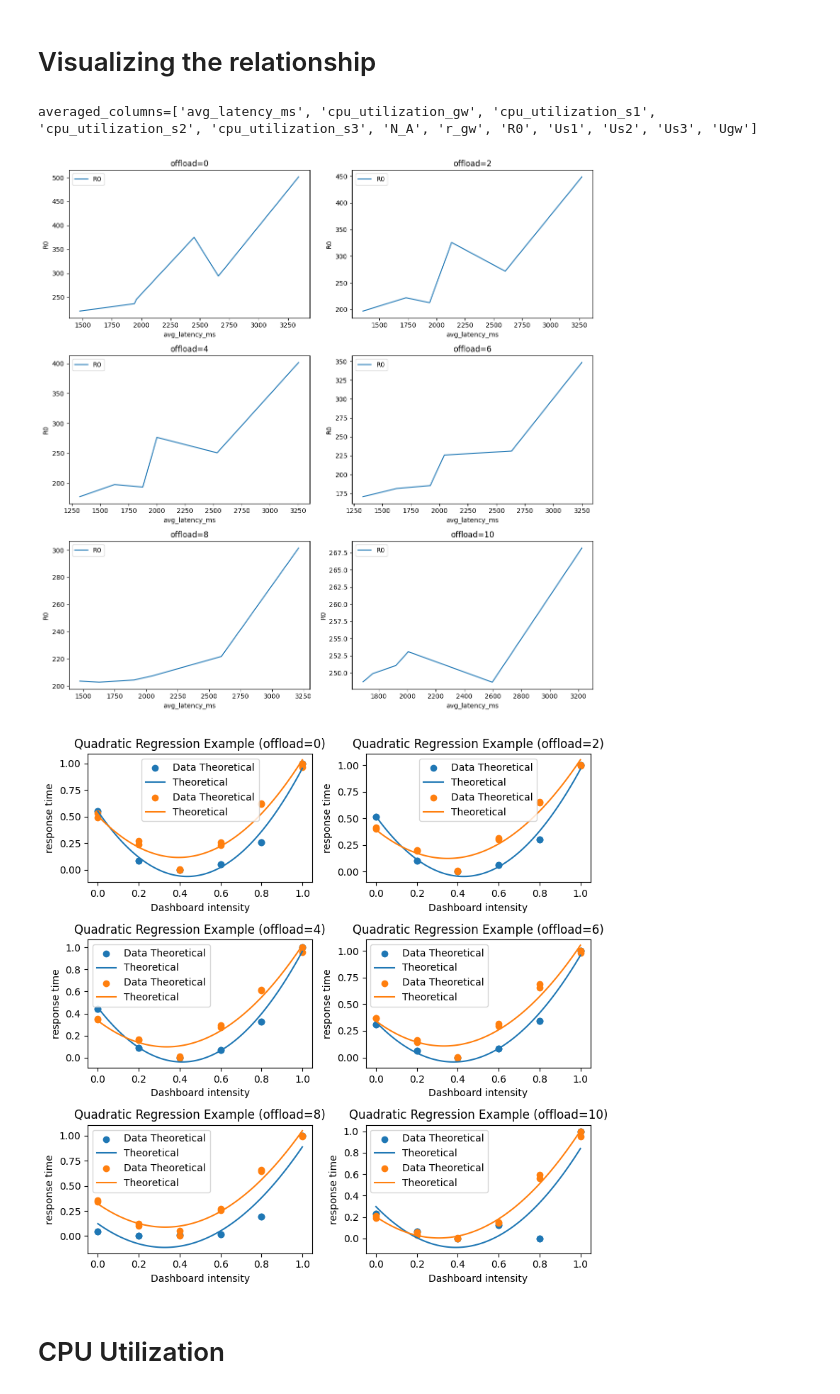
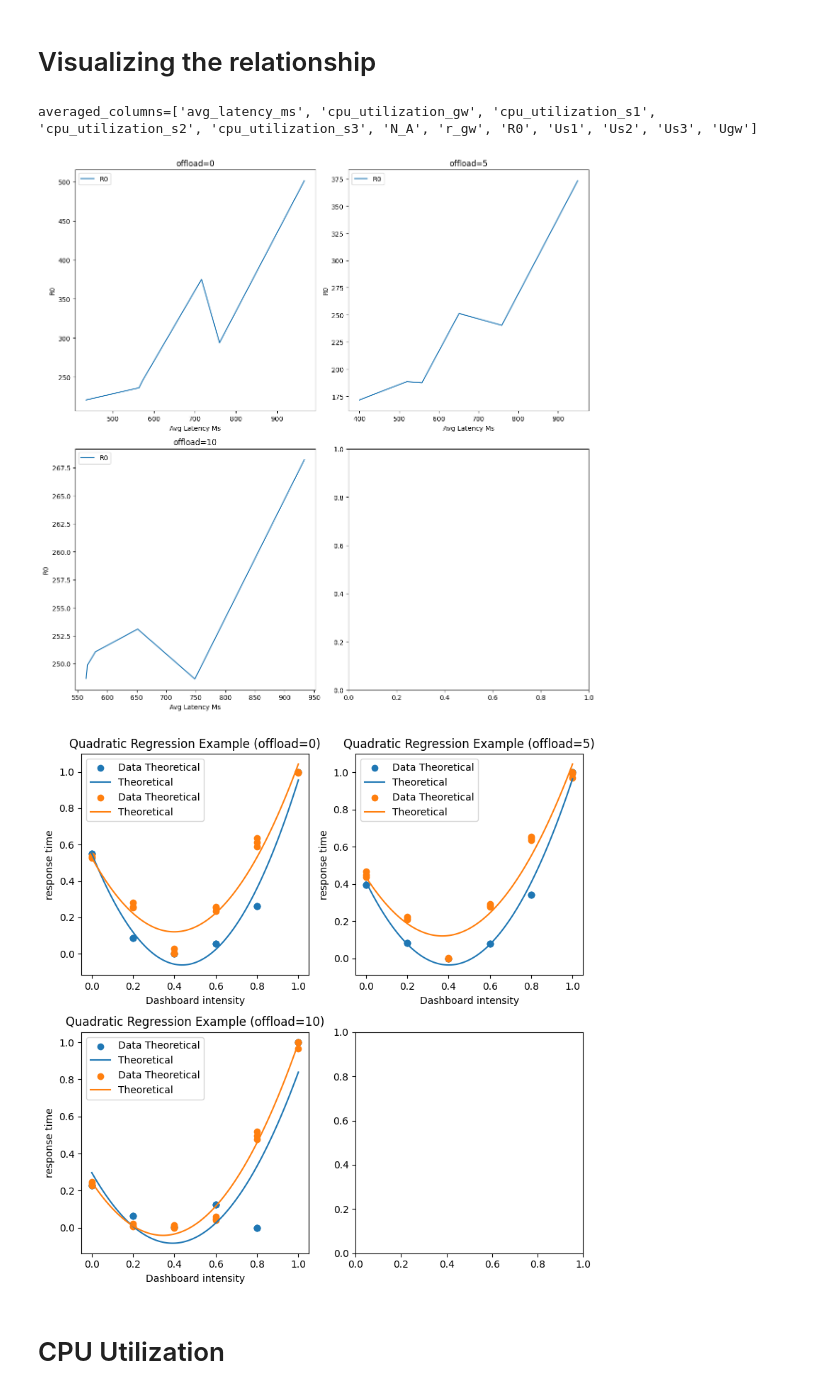
Before and after one commit to wmeijer221/muBench-experiment, a Jupyter notebook: gssi_experiment/gateway_offloading/analysis_singular.ipynb, the cells around one changed output. Cells and saved outputs as stored; diff of their text form; code cells hidden in the pictures.

Commit message:
experiment run repl=3

```diff
--- a/gssi_experiment/gateway_offloading/analysis_singular.ipynb
+++ b/gssi_experiment/gateway_offloading/analysis_singular.ipynb
@@ -7,6 +7,10 @@ Compares single experimental setups with the Pinciroli's (2023) theoretical resu
 It visualizes the results, calculates the _mean average (percentage) error_ between the results, suggesting how 'off' the results are.
 It also calculates Pearson's $r$ to understand the correlation between results.
 # %%
+# Forces the notebook to always reload packages.
+%reload_ext autoreload
+%autoreload 2
+
 import datetime
 import json
 import os
@@ -27,7 +31,7 @@ pincirollis_data_path = (
 synth_df = pd.read_csv(pincirollis_data_path, header=0)
 synth_df.describe()
 
-base_path = "/workspaces/muBench-experiment/gssi_experiment/gateway_offloading/results/pinciroli_replication_1/"
+base_path = "/workspaces/muBench-experiment/gssi_experiment/gateway_offloading/results/pinciroli_replication_2/"
 # %% [markdown]
 ## Dataframe creation
 # %%
@@ -254,11 +274,11 @@ avg_df = nb_helper.to_averaged_df(df, group_columns, averaged_columns)
 nb_helper.create_multi_figure(avg_df, ["R0"], "avg_latency_ms", "offload", y_label="R0")
 # %% [output]
 averaged_columns=['avg_latency_ms', 'cpu_utilization_gw', 'cpu_utilization_s1', 'cpu_utilization_s2', 'cpu_utilization_s3', 'N_A', 'r_gw', 'R0', 'Us1', 'Us2', 'Us3', 'Ugw']
-[figure, old version]
+[figure, new version]
 # %%
 import numpy as np
 import matplotlib.pyplot as plt
-
+import math
 
 def normalize_field(df: pd.DataFrame, field: str) -> pd.DataFrame:
     min_x, max_x = min(df[field]), max(df[field])
@@ -282,38 +302,38 @@ def visualize_plots(df: pd.DataFrame, y_keys: str, split_key: str):
     splits.sort()
     num_subplots = len(splits)
 
-    num_rows = num_subplots // 2
+    num_rows = math.ceil(num_subplots / 2)
     num_cols = 2
     _, axes = plt.subplots(num_rows, num_cols, figsize=(8, 8))
     axes = axes.flatten() if num_rows > 1 else [axes]
 
     for i, split in enumerate(splits):
         tmp_df = df[df[split_key] == split]
         ax = axes[i]
 
         tmp_df = normalize_field(tmp_df, "R0")
         tmp_df = normalize_field(tmp_df, "avg_latency_ms")
 
         x = tmp_df["dashboard_intensity"].tolist()
 
         for y_key in y_keys:
             y = tmp_df[y_key].tolist()
             x_smooth, y_smooth = make_model(x, y)
 
             ax.scatter(x, y, label="Data Theoretical")
             ax.plot(x_smooth, y_smooth, label="Theoretical")
             ax.set_xlabel("Dashboard intensity")
             ax.set_ylabel("response time")
             ax.set_title(f"Quadratic Regression Example ({split_key}={split})")
             ax.legend()
 
     plt.tight_layout()
     plt.show()
 
 
 visualize_plots(df, ["R0", "avg_latency_ms"], "offload")
 # %% [output]
-[figure, old version]
+[figure, new version]
 # %% [markdown]
 # CPU Utilization
 # %% [markdown]
```
Also changed, not shown: parts of 10 cells of this notebook, 4 other files.
